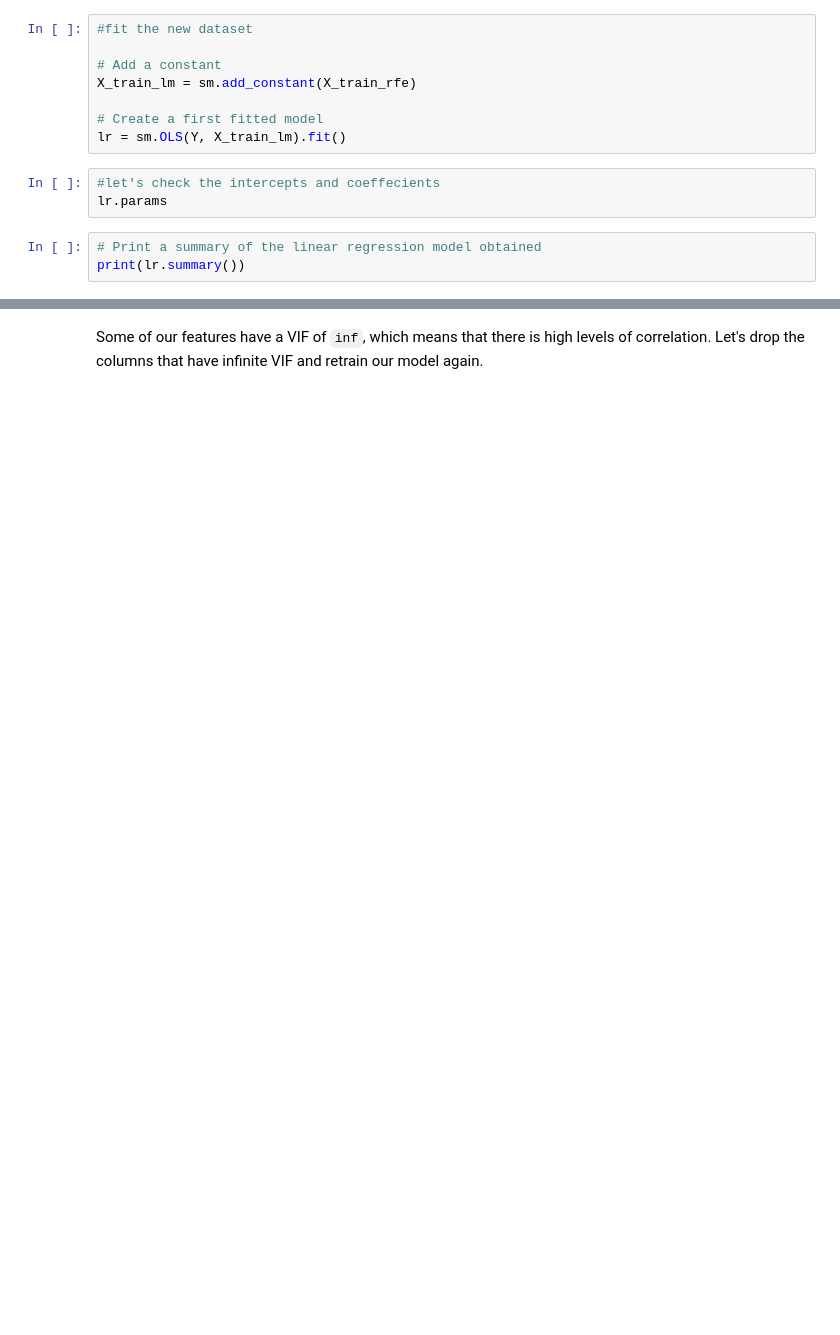
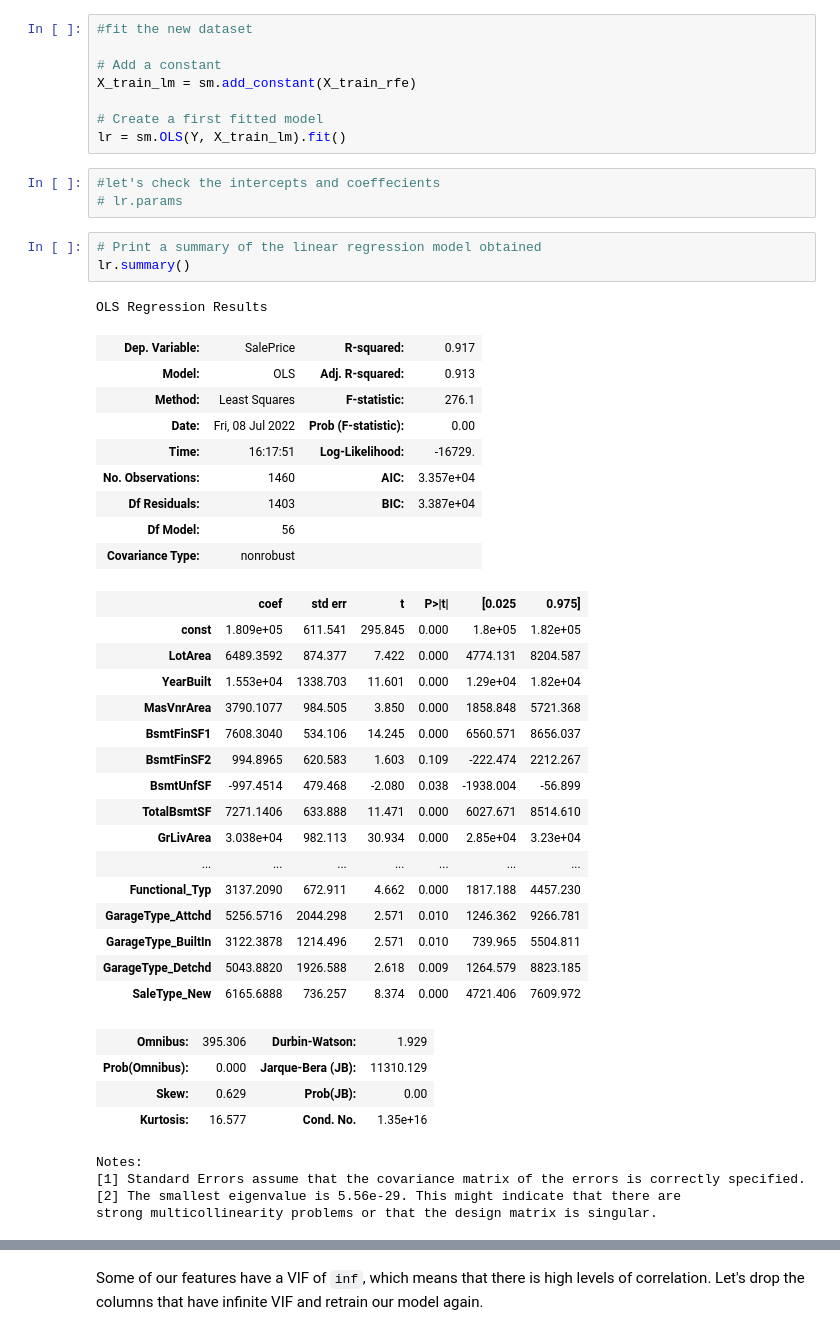
Before and after one commit to badribnarayanan/iiit-pgdml, a Jupyter notebook: AdvancedRegression/advancedregression.ipynb, the cells around one changed output, grey strips where cells are left out. Cells and saved outputs as stored; diff of their text form; blank space fills up the shorter version.

```diff
--- a/AdvancedRegression/advancedregression.ipynb
+++ b/AdvancedRegression/advancedregression.ipynb
@@ -415,9 +712,44 @@ X_train_lm = sm.add_constant(X_train_rfe)
 lr = sm.OLS(Y, X_train_lm).fit()
 # %%
 #let's check the intercepts and coeffecients
-lr.params
+# lr.params
 # %%
 # Print a summary of the linear regression model obtained
-print(lr.summary())
+lr.summary()
+# %% [output]
+OLS Regression Results
+| Dep. Variable: | SalePrice | R-squared: | 0.917 |
+| Model: | OLS | Adj. R-squared: | 0.913 |
+| Method: | Least Squares | F-statistic: | 276.1 |
+| Date: | Fri, 08 Jul 2022 | Prob (F-statistic): | 0.00 |
+| Time: | 16:17:51 | Log-Likelihood: | -16729. |
+| No. Observations: | 1460 | AIC: | 3.357e+04 |
+| Df Residuals: | 1403 | BIC: | 3.387e+04 |
+| Df Model: | 56 |  |  |
+| Covariance Type: | nonrobust |  |  |
+|  | coef | std err | t | P>|t| | [0.025 | 0.975] |
+| const | 1.809e+05 | 611.541 | 295.845 | 0.000 | 1.8e+05 | 1.82e+05 |
+| LotArea | 6489.3592 | 874.377 | 7.422 | 0.000 | 4774.131 | 8204.587 |
+| YearBuilt | 1.553e+04 | 1338.703 | 11.601 | 0.000 | 1.29e+04 | 1.82e+04 |
+| MasVnrArea | 3790.1077 | 984.505 | 3.850 | 0.000 | 1858.848 | 5721.368 |
+| BsmtFinSF1 | 7608.3040 | 534.106 | 14.245 | 0.000 | 6560.571 | 8656.037 |
+| BsmtFinSF2 | 994.8965 | 620.583 | 1.603 | 0.109 | -222.474 | 2212.267 |
+| BsmtUnfSF | -997.4514 | 479.468 | -2.080 | 0.038 | -1938.004 | -56.899 |
+| TotalBsmtSF | 7271.1406 | 633.888 | 11.471 | 0.000 | 6027.671 | 8514.610 |
+| GrLivArea | 3.038e+04 | 982.113 | 30.934 | 0.000 | 2.85e+04 | 3.23e+04 |
+| ... | ... | ... | ... | ... | ... | ... |
+| Functional_Typ | 3137.2090 | 672.911 | 4.662 | 0.000 | 1817.188 | 4457.230 |
+| GarageType_Attchd | 5256.5716 | 2044.298 | 2.571 | 0.010 | 1246.362 | 9266.781 |
+| GarageType_BuiltIn | 3122.3878 | 1214.496 | 2.571 | 0.010 | 739.965 | 5504.811 |
+| GarageType_Detchd | 5043.8820 | 1926.588 | 2.618 | 0.009 | 1264.579 | 8823.185 |
+| SaleType_New | 6165.6888 | 736.257 | 8.374 | 0.000 | 4721.406 | 7609.972 |
+| Omnibus: | 395.306 | Durbin-Watson: | 1.929 |
+| Prob(Omnibus): | 0.000 | Jarque-Bera (JB): | 11310.129 |
+| Skew: | 0.629 | Prob(JB): | 0.00 |
+| Kurtosis: | 16.577 | Cond. No. | 1.35e+16 |
+Notes:
+[1] Standard Errors assume that the covariance matrix of the errors is correctly specified.
+[2] The smallest eigenvalue is 5.56e-29. This might indicate that there are
+strong multicollinearity problems or that the design matrix is singular.
 # %%
 #drop the const column before calculating VIF
```
Also changed, not shown: parts of 71 cells of this notebook, 1 other file.
